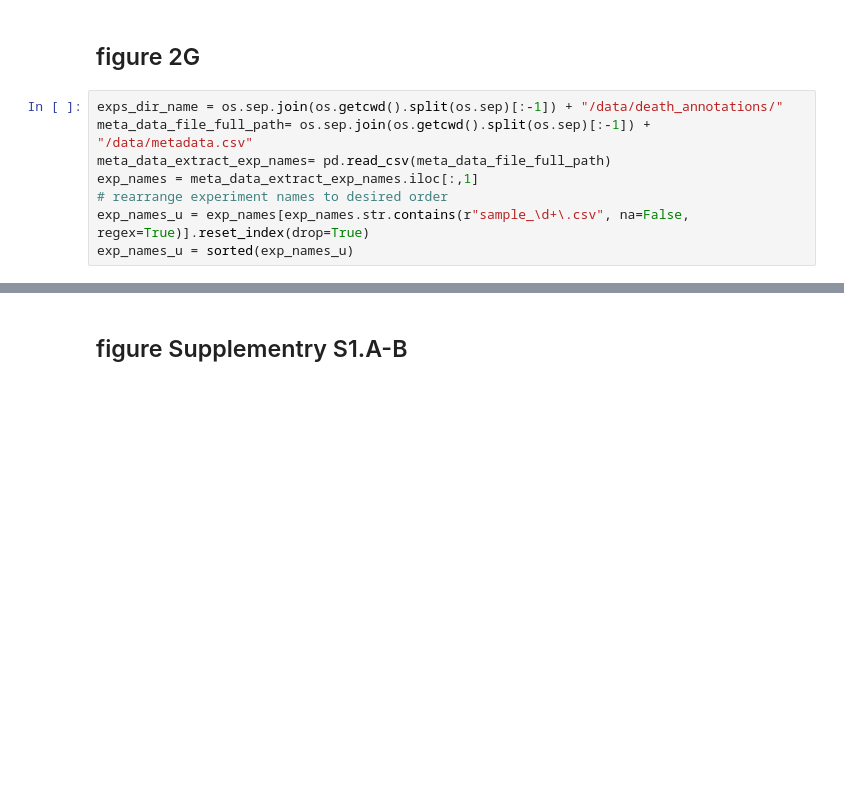
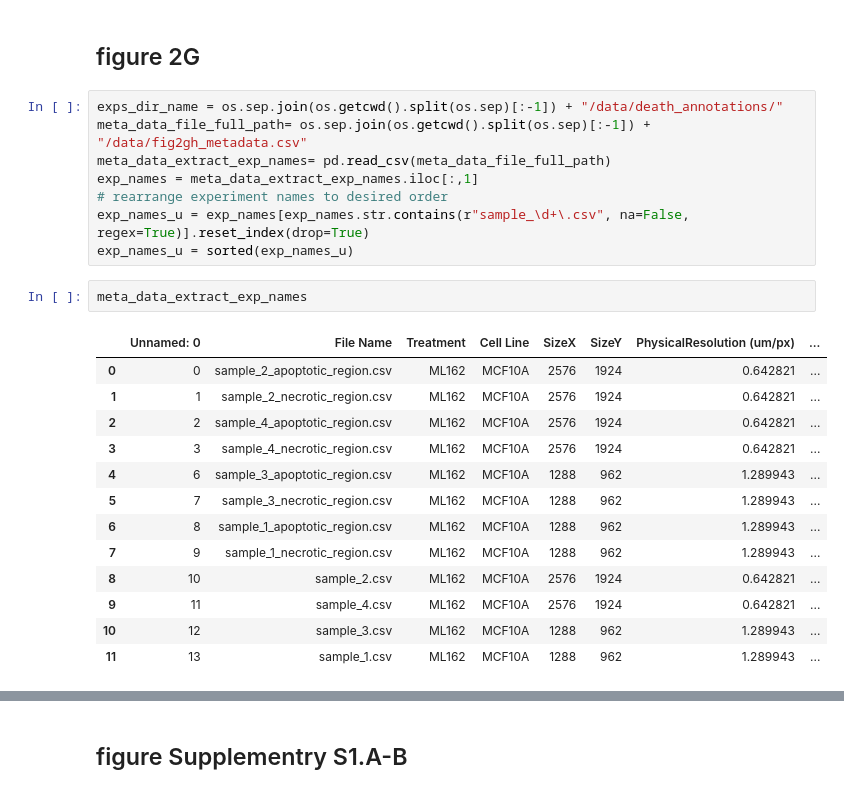
Before and after one commit to zaritskylab/CellDeathSpreading, a Jupyter notebook: notebooks/paper_figures.ipynb, the cells around one changed output, grey strips where cells are left out. Drawn from its saved outputs; the diff is of its cells as text; blank space fills up the shorter version.

```diff
--- a/notebooks/paper_figures.ipynb
+++ b/notebooks/paper_figures.ipynb
@@ -87,12 +88,28 @@ plt.show()
 ## figure 2G
 # %%
 exps_dir_name = os.sep.join(os.getcwd().split(os.sep)[:-1]) + "/data/death_annotations/"
-meta_data_file_full_path= os.sep.join(os.getcwd().split(os.sep)[:-1]) + "/data/metadata.csv"
+meta_data_file_full_path= os.sep.join(os.getcwd().split(os.sep)[:-1]) + "/data/fig2gh_metadata.csv"
 meta_data_extract_exp_names= pd.read_csv(meta_data_file_full_path)
 exp_names = meta_data_extract_exp_names.iloc[:,1]
 # rearrange experiment names to desired order
 exp_names_u = exp_names[exp_names.str.contains(r"sample_\d+\.csv", na=False, regex=True)].reset_index(drop=True)
 exp_names_u = sorted(exp_names_u)
+# %%
+meta_data_extract_exp_names
+# %% [output]
+|  | Unnamed: 0 | File Name | Treatment | Cell Line | SizeX | SizeY | PhysicalResolution (um/px) | ... |
+| 0 | 0 | sample_2_apoptotic_region.csv | ML162 | MCF10A | 2576 | 1924 | 0.642821 | ... |
+| 1 | 1 | sample_2_necrotic_region.csv | ML162 | MCF10A | 2576 | 1924 | 0.642821 | ... |
+| 2 | 2 | sample_4_apoptotic_region.csv | ML162 | MCF10A | 2576 | 1924 | 0.642821 | ... |
+| 3 | 3 | sample_4_necrotic_region.csv | ML162 | MCF10A | 2576 | 1924 | 0.642821 | ... |
+| 4 | 6 | sample_3_apoptotic_region.csv | ML162 | MCF10A | 1288 | 962 | 1.289943 | ... |
+| 5 | 7 | sample_3_necrotic_region.csv | ML162 | MCF10A | 1288 | 962 | 1.289943 | ... |
+| 6 | 8 | sample_1_apoptotic_region.csv | ML162 | MCF10A | 1288 | 962 | 1.289943 | ... |
+| 7 | 9 | sample_1_necrotic_region.csv | ML162 | MCF10A | 1288 | 962 | 1.289943 | ... |
+| 8 | 10 | sample_2.csv | ML162 | MCF10A | 2576 | 1924 | 0.642821 | ... |
+| 9 | 11 | sample_4.csv | ML162 | MCF10A | 2576 | 1924 | 0.642821 | ... |
+| 10 | 12 | sample_3.csv | ML162 | MCF10A | 1288 | 962 | 1.289943 | ... |
+| 11 | 13 | sample_1.csv | ML162 | MCF10A | 1288 | 962 | 1.289943 | ... |
 # %%
 custom_palette = {"Apoptosis": "#1f77b4", "Necrosis": "#2ca02c", "Other": "lightgray"}
 # custom_palette =  {"ApoptoticRegions": "#1f77b4", "NecroticRegions": "#2ca02c"}
```
Also changed, not shown: parts of 5 cells of this notebook, 8 other files.
